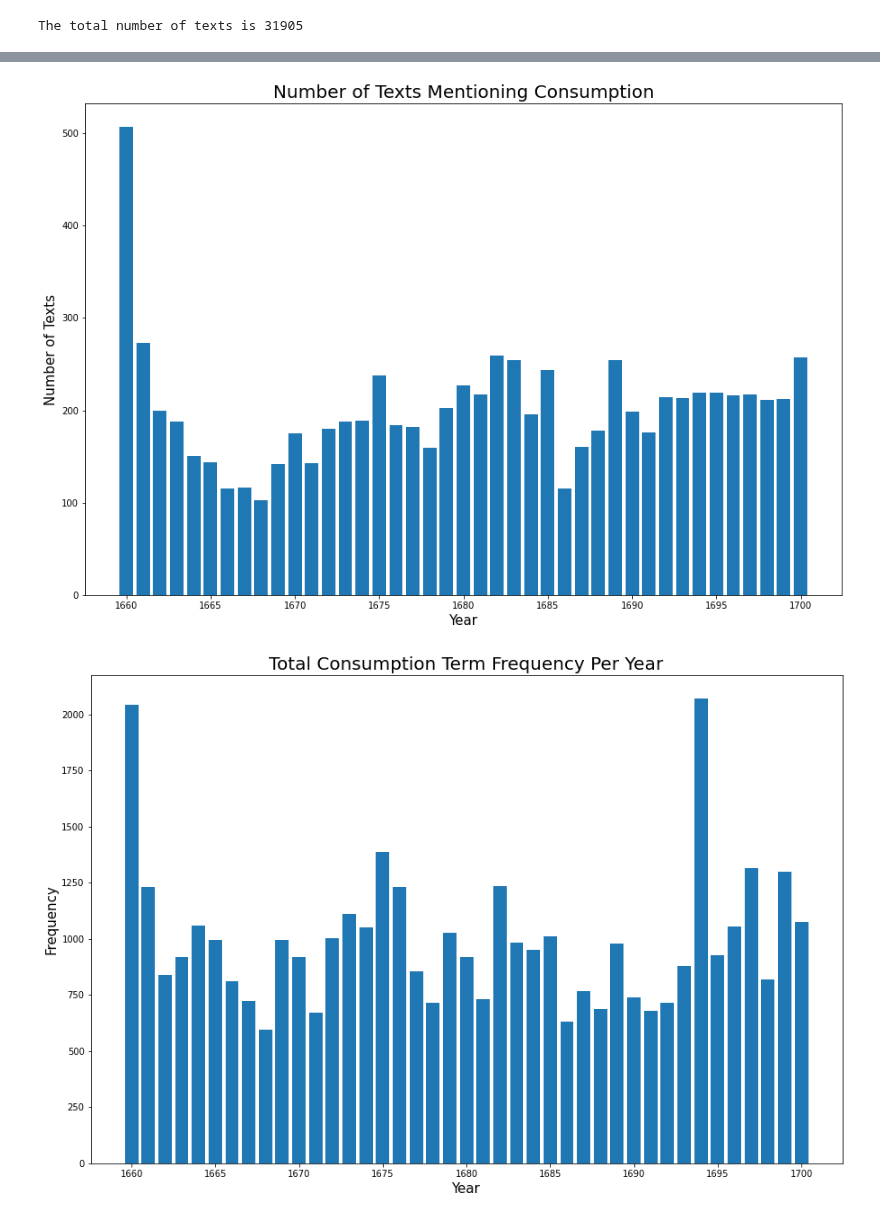
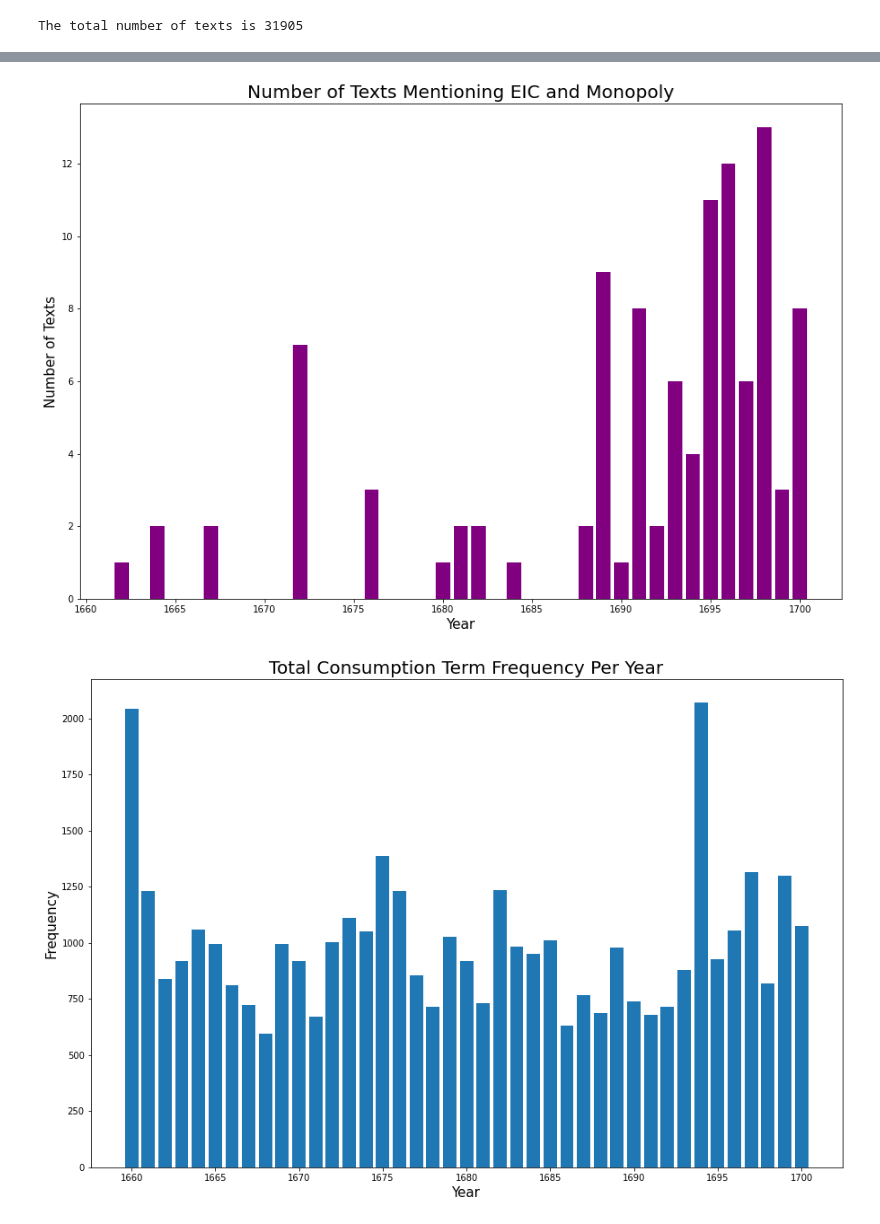
Before and after one commit to hsmith221/ECBC-21-22, a Jupyter notebook: Code_Files/patterns.ipynb, the cells around one changed output, grey strips where cells are left out. Cells and saved outputs as stored; diff of their text form; code cells hidden in the pictures.

```diff
--- a/Code_Files/patterns.ipynb
+++ b/Code_Files/patterns.ipynb
@@ -129,7 +123,7 @@ def bar(xData,yData,title,xlabel,ylabel):
 
     plt.figure(figsize = (15, 10))
 
-    plt.bar(xData,yData)
+    plt.bar(xData,yData,color='purple')
 
     plt.title(title, fontsize=20)
 
@@ -173,7 +164,7 @@ scatter(dates,freqs,"Consumption Frequency in Restoration Texts","purple","Year"
 # %%
-bar(freqDates.keys(),freqDates.values(),"Number of Texts Mentioning Consumption","Year","Number of Texts")
+bar(freqs.keys(),freqs.values(),"Number of Texts Mentioning EIC and Monopoly","Year","Number of Texts")
 # %% [output]
-[figure, old version]
+[figure, new version]
 # %%
 totalWordFreqs = {}
 i=0
```
Also changed, not shown: parts of 5 cells of this notebook, 10 other files.
